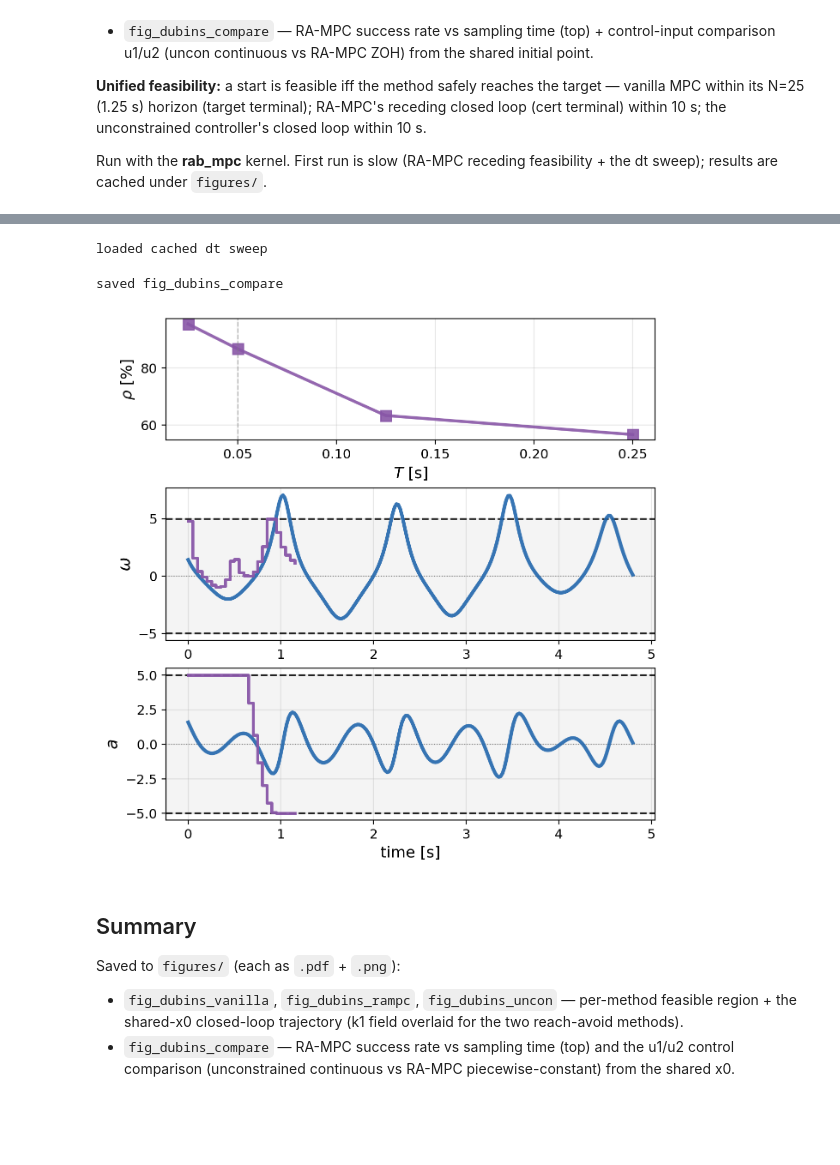
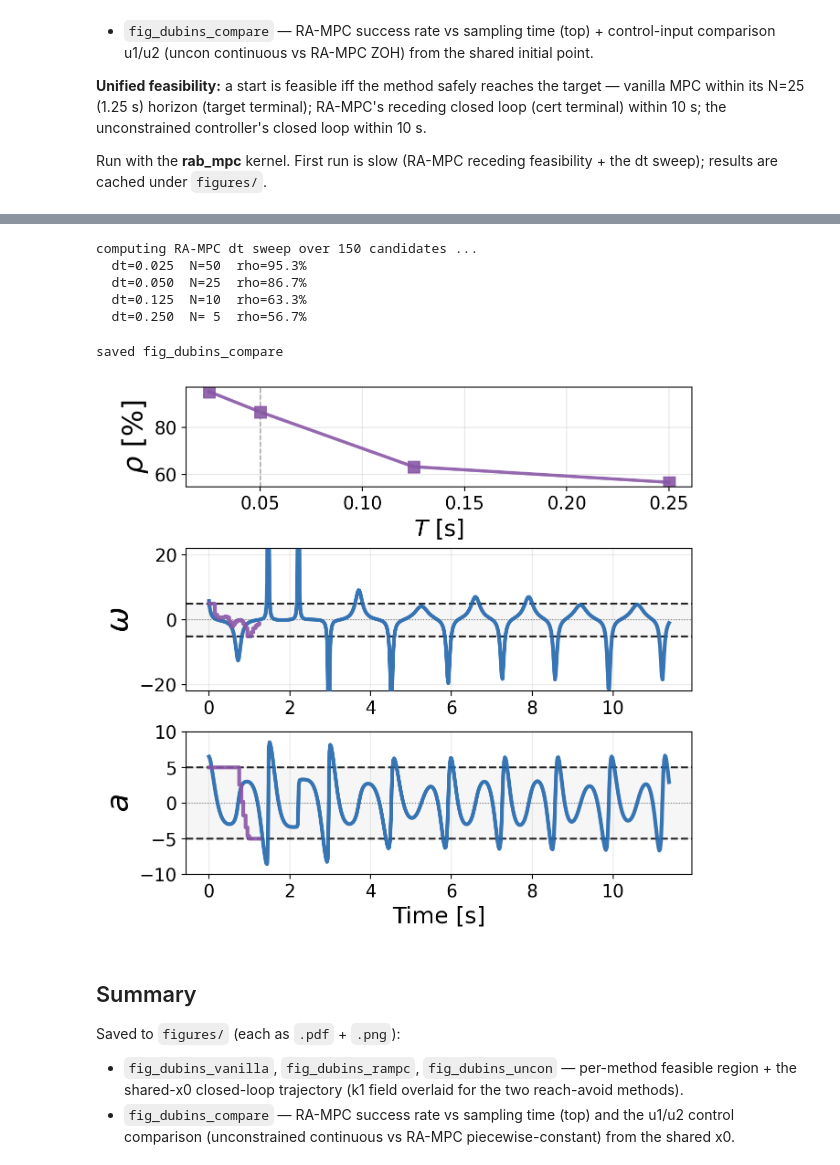
Before and after one commit to JianqiangDing/reach_avoid_backstepping_MPC, a Jupyter notebook: notebooks/make_paper_figs_dubins.ipynb, the cells around one changed output, grey strips where cells are left out. Saved outputs shown, nothing was run; the diff lists cells and outputs as text; code cells hidden in the pictures; blank space fills up the shorter version.

```diff
--- a/notebooks/make_paper_figs_dubins.ipynb
+++ b/notebooks/make_paper_figs_dubins.ipynb
@@ -52,7 +52,7 @@ N_CANDIDATES = 300  # candidates for the feasibility figures
 N_SWEEP_CAND = 150  # (smaller) candidate subset for the dt sweep
 DT_SWEEP = [0.025, 0.05, 0.125, 0.25]  # N = round(T_HOR/dt) = [50, 25, 10, 5]
 T_HOR = 1.25  # fixed prediction-horizon time (dt * N)
-T_MAX = 10.0  # closed-loop reach-avoid window [s]
+T_MAX = 20.0  # closed-loop reach-avoid window [s]
 SEED = 42
 DT_BASE, N_BASE = 0.05, 25
 # %%
@@ -662,69 +674,87 @@ if sweep_rho is None:
     sweep_dt, sweep_rho = np.array(sweep_dt), np.array(sweep_rho)
     np.savez(_scache, sig=_sweep_sig(), dt=sweep_dt, rho=sweep_rho)
 # %% [output]
-loaded cached dt sweep
+computing RA-MPC dt sweep over 150 candidates ...
+  dt=0.025  N=50  rho=95.3%
+  dt=0.050  N=25  rho=86.7%
+  dt=0.125  N=10  rho=63.3%
+  dt=0.250  N= 5  rho=56.7%
 # %%
 # ── Combined figure: dt-sweep success rate (top) + control comparison (uncon vs RA-MPC)
+# Style unified with archive/revision/experiments/make_paper_figs_dubins.ipynb (cell 15)
 tu, uu_u, _ = TRAJ["Unconstrained"]  # continuous unconstrained control
 tr, uu_r, _ = TRAJ["RA-MPC"]  # RA-MPC ZOH (piecewise-constant) control
 col_unc, col_ra = "#2166ac", "#8856a7"
+FS_C = 24
 
 fig, (axR, axW, axA) = plt.subplots(
     3,
     1,
-    figsize=(650 * px, 640 * px),
+    figsize=(650 * px, 600 * px),
     layout="constrained",
-    gridspec_kw={"height_ratios": [0.8, 1.0, 1.0]},
+    gridspec_kw={"height_ratios": [0.7, 1.0, 1.0]},
 )
 fig.set_dpi(200)
 
 # top: RA-MPC success rate vs sampling time T = dt
-axR.plot(sweep_dt, sweep_rho, color=col_ra, marker="s", lw=2.5, ms=9, alpha=0.9)
+axR.plot(
+    sweep_dt,
+    sweep_rho,
+    color=col_ra,
+    marker="s",
+    lw=2.5,
+    ms=9,
+    alpha=0.9,
+    label="RA-MPC (ours)",
+)
 axR.axvline(DT_BASE, color="gray", lw=1, ls="--", alpha=0.6)
-axR.set_xlabel("$T$ [s]", fontsize=13)
-axR.set_ylabel(r"$\rho$ [%]", fontsize=13)
-axR.tick_params(labelsize=11)
+axR.set_xlabel("$T$ [s]", fontsize=FS_C - 6)
+axR.set_ylabel(r"$\rho$ [%]", fontsize=FS_C - 2)
+axR.xaxis.set_tick_params(labelsize=14)
+axR.yaxis.set_tick_params(labelsize=14)
 axR.grid(True, alpha=0.3)
 
 # bottom two: control comparison from the shared x0
+YLIM = {0: (-22, 22), 1: (-10, 10)}
 for ax, ch, ub, lbl in zip((axW, axA), (0, 1), U_MAX, (r"$\omega$", r"$a$")):
-    ax.axhspan(-ub, ub, color="#f0f0f0", alpha=0.7, zorder=0)
+    ax.axhspan(-ub, ub, color="#f0f0f0", alpha=0.6, zorder=0)
     ax.axhline(ub, color="black", lw=1.5, ls="--", alpha=0.85, zorder=5)
     ax.axhline(-ub, color="black", lw=1.5, ls="--", alpha=0.85, zorder=5)
     ax.axhline(0, color="gray", lw=0.8, ls=":", zorder=4)
     ax.plot(
         tu,
         uu_u[:, ch],
         color=col_unc,
         lw=3,
         alpha=0.9,
         zorder=10,
         label="unconstrained",
     )
     if len(uu_r) > 0:
         ax.step(
             tr[:-1],
             uu_r[:, ch],
             where="post",
             color=col_ra,
-            lw=2.5,
-            alpha=0.95,
-            zorder=11,
-            label="RA-MPC",
+            lw=3,
+            alpha=0.9,
+            zorder=10,
+            label="RA-MPC (ours)",
         )
-    ax.set_ylabel(lbl, fontsize=14)
-    ax.tick_params(labelsize=11)
-    ax.grid(True, alpha=0.3)
-axA.set_xlabel("time [s]", fontsize=13)
-# axW.legend(fontsize=10, loc="upper right")
+    ax.set_ylabel(lbl, fontsize=FS_C)
+    ax.set_ylim(*YLIM[ch])
+    ax.xaxis.set_tick_params(labelsize=14)
+    ax.yaxis.set_tick_params(labelsize=14)
+    ax.grid(True, alpha=0.25)
+axA.set_xlabel("Time [s]", fontsize=FS_C - 6)
 
 for ext in ("pdf", "png"):
     fig.savefig(os.path.join(OUTDIR, f"fig_dubins_compare.{ext}"), dpi=200)
 print("saved fig_dubins_compare")
 plt.show()
 # %% [output]
 saved fig_dubins_compare
-[figure, old version]
+[figure, new version]
 # %% [markdown]
 ## Summary
 
```
Also changed, not shown: parts of 6 cells of this notebook, 1 other file.
